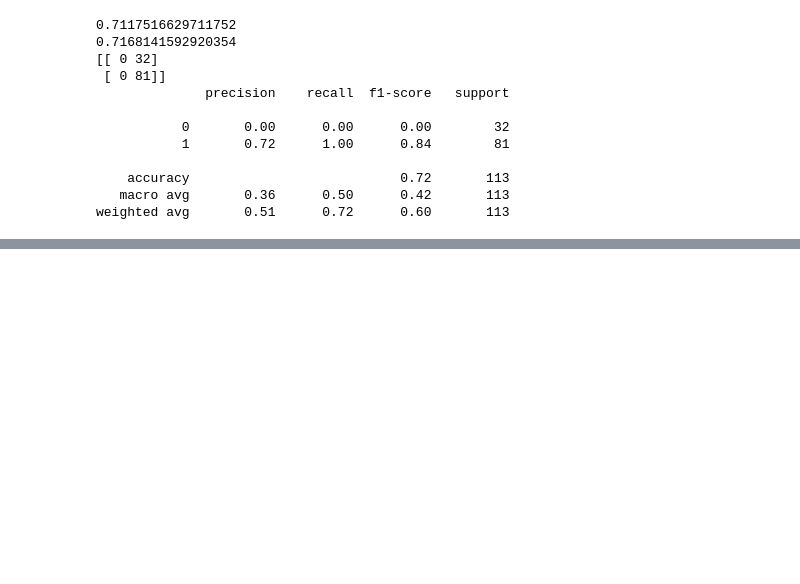
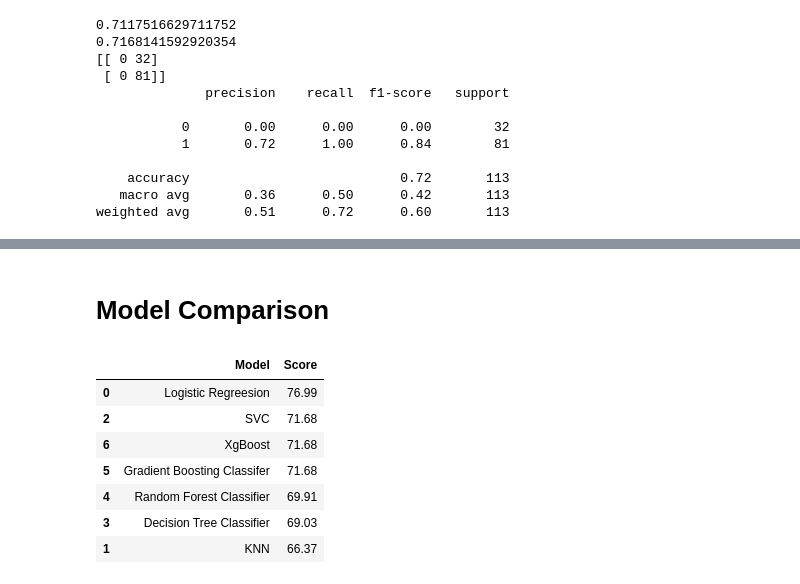
Before and after one commit to Muskan896F/Liver-Disease-Detection-with-ML-Evaluating-Multiple-Classification-Models, a Jupyter notebook: liver.ipynb, the cells around one changed output, grey strips where cells are left out. Drawn from its saved outputs; the diff is of its cells as text; code cells hidden in the pictures; blank space fills up the shorter version.

```diff
--- a/liver.ipynb
+++ b/liver.ipynb
@@ -422,0 +629,18 @@ weighted avg       0.51      0.72      0.60       113
+# %% [markdown]
+# Model Comparison
+# %%
+models = pd.DataFrame({
+    'Model':['Logistic Regreesion','KNN', 'SVC', 'Decision Tree Classifier', 'Random Forest Classifier', 'Gradient Boosting Classifer', 'XgBoost'],
+    'Score':[100*round(lr_acc, 4), 100*round(knn_acc, 4), 100*round(svc_acc, 4), 100*round(dtc_acc, 4), 100*round(rand_clf_acc, 4), 100*round(gbc_acc, 4),100*round(xgb_acc, 4)]
+})
+# %%
+models.sort_values(by='Score', ascending=False)
+# %% [output]
+|  | Model | Score |
+| 0 | Logistic Regreesion | 76.99 |
+| 2 | SVC | 71.68 |
+| 6 | XgBoost | 71.68 |
+| 5 | Gradient Boosting Classifer | 71.68 |
+| 4 | Random Forest Classifier | 69.91 |
+| 3 | Decision Tree Classifier | 69.03 |
+| 1 | KNN | 66.37 |
```
Also changed, not shown: parts of 26 cells of this notebook, 3 other files.
